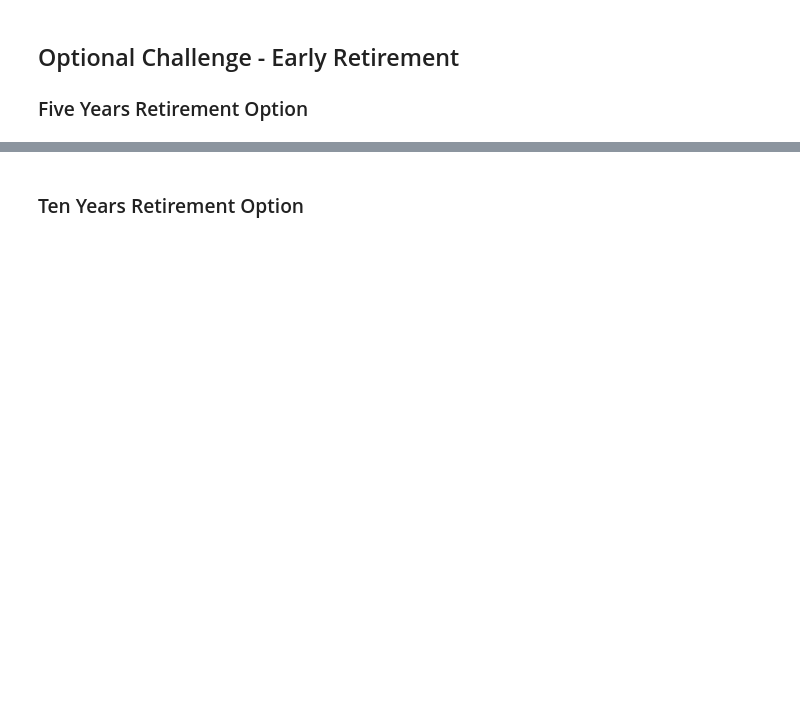
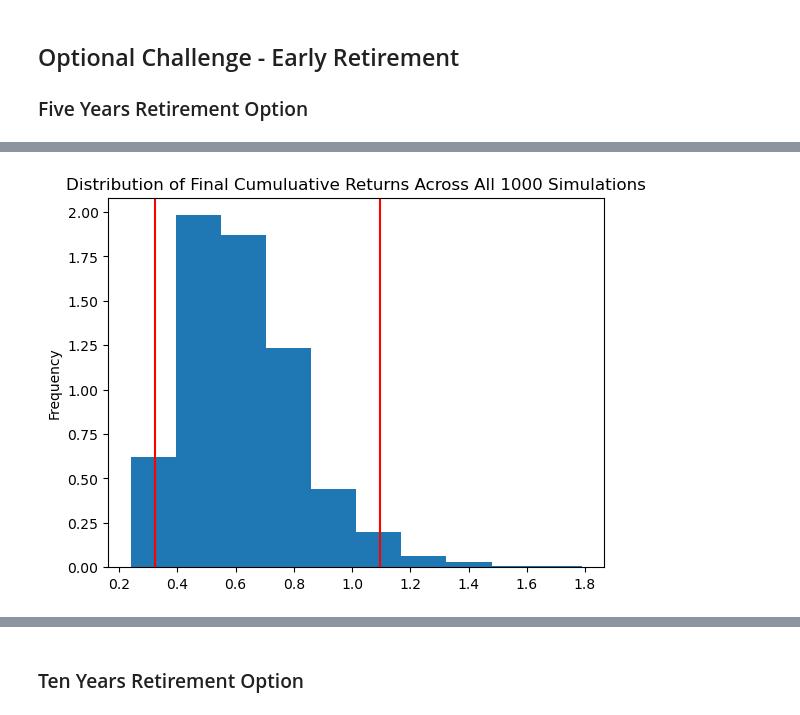
Before and after one commit to LeandroHugo/Mod5-cFP, a Jupyter notebook: Instructions Mod5/Starter_Code/financial-planner.ipynb, the cells around one changed output, grey strips where cells are left out. Cells and saved outputs as stored; diff of their text form; code cells hidden in the pictures; blank space fills up the shorter version.

```diff
--- a/Instructions Mod5/Starter_Code/financial-planner.ipynb
+++ b/Instructions Mod5/Starter_Code/financial-planner.ipynb
@@ -361,5 +413,7 @@ print(f"There is a 95% chance that an initial investment of ${initial_investment
 # %%
 # Plot probability distribution and confidence intervals
-# YOUR CODE HERE!
+dist_plot = mc_five_year.plot_distribution()
+# %% [output]
+[figure, added]
 # %%
 # Fetch summary statistics from the Monte Carlo simulation results
```
Also changed, not shown: parts of 14 cells of this notebook.
